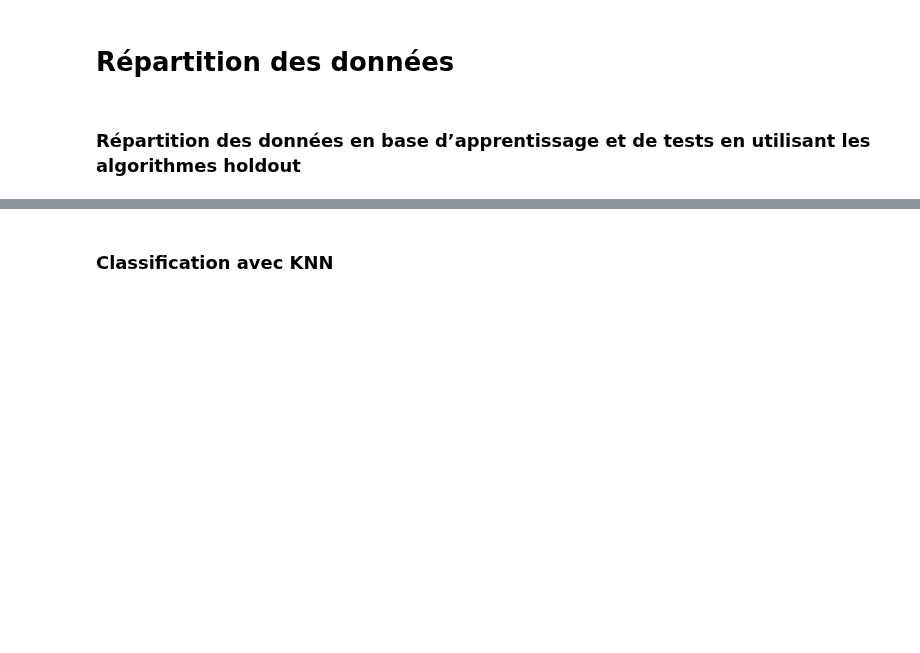
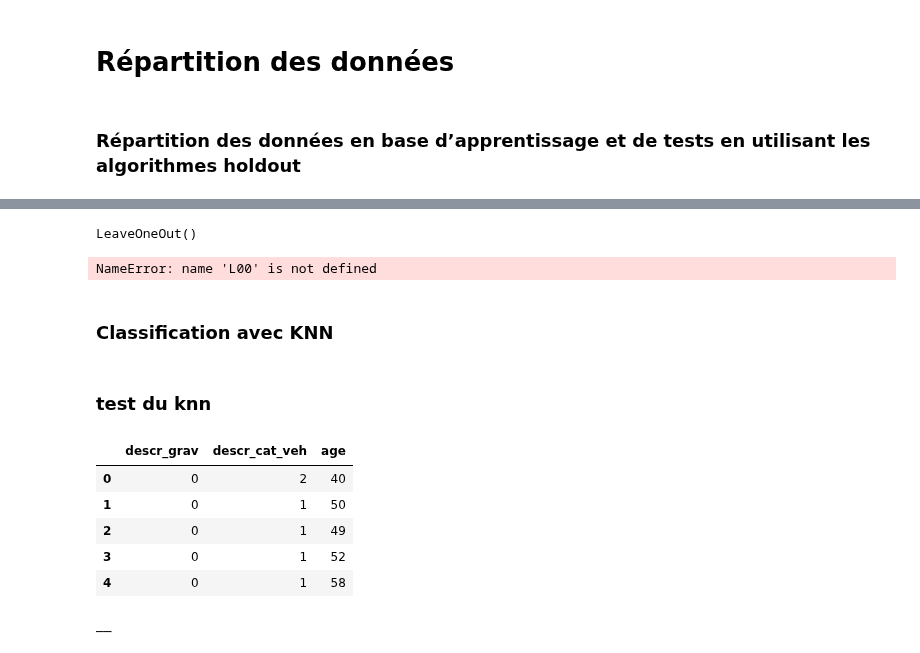
Before and after one commit to Epwo/ProjetA3-23, a Jupyter notebook: IA/supervisé/supervise.ipynb, the cells around one changed output, grey strips where cells are left out. Cells and saved outputs as stored; diff of their text form; code cells hidden in the pictures; blank space fills up the shorter version.

```diff
--- a/IA/supervisé/supervise.ipynb
+++ b/IA/supervisé/supervise.ipynb
@@ -96,13 +116,16 @@ liste_data_train, liste_data_test = holdout(data,5, 0.8, 0.2)
 # %%
 from sklearn.model_selection import LeaveOneOut
 # %%
-def leaveoneout(dataframe,y):
-    loo = LeaveOneOut()
-    x = dataframe[:35000]
 
-    for train_index, test_index in loo.split(x):
-        X_train, X_test = x[train_index], x[test_index]
-        y_train, y_test = y[train_index], y[test_index]
-    return X_train, X_test, y_train, y_test
+LOO = LeaveOneOut()
+
+for train_index, test_index in (L00.split(data)):
+    print("TRAIN:", train_index, "TEST:", test_index)
+    X_train, X_test = X[train_index], X[test_index]
+    y_train, y_test = y[train_index], y[test_index]
+    print(X_train, X_test, y_train, y_test)
+# %% [output]
+LeaveOneOut()
+NameError: name 'L00' is not defined
 # %% [markdown]
 ### Classification avec KNN
@@ -108,0 +144,19 @@ def leaveoneout(dataframe,y):
+# %% [markdown]
+### test du knn
+# %%
+data = data[['descr_grav','descr_cat_veh','age']]
+data.head()
+# %% [output]
+|  | descr_grav | descr_cat_veh | age |
+| 0 | 0 | 2 | 40 |
+| 1 | 0 | 1 | 50 |
+| 2 | 0 | 1 | 49 |
+| 3 | 0 | 1 | 52 |
+| 4 | 0 | 1 | 58 |
+# %%
+#data = pd.read_csv("../df.csv")
+#print(data.loc[65])
+print('__')
+t = KnnClassification(data.loc[65],data)
+# %% [output]
+__
```
Also changed, not shown: parts of 6 cells of this notebook.
